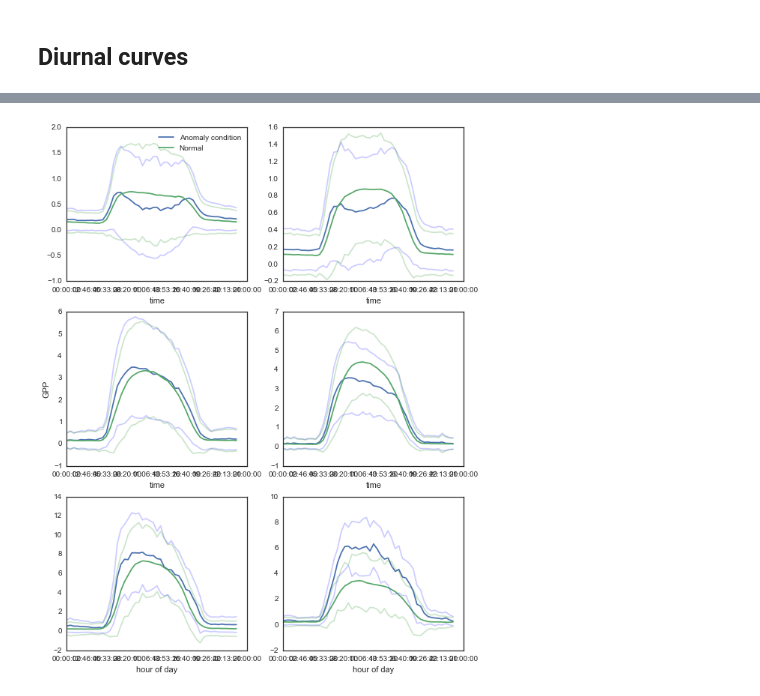
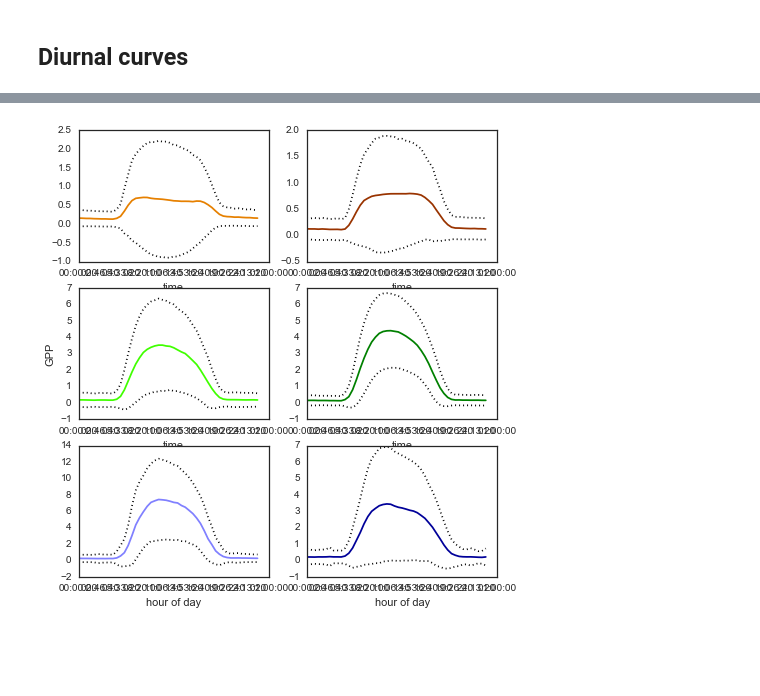
Before and after one commit to gremau/NMEG_miscellany, a Jupyter notebook: jupyter/Hourly_and_Diel_flux.ipynb, the cells around one changed output, grey strips where cells are left out. Cells and saved outputs as stored; diff of their text form; code cells hidden in the pictures; blank space fills up the shorter version.

Commit message:
Fixing up diel plots

```diff
--- a/jupyter/Hourly_and_Diel_flux.ipynb
+++ b/jupyter/Hourly_and_Diel_flux.ipynb
@@ -180,0 +127,28 @@ NameError: name 'vpd_anom_cond' is not defined
+# %%
+import math
+def get_diel_pattern( ser ):
+    df_diel = pd.DataFrame()
+    # Group by time of day
+    df_diel['mean_24h'] = ser.groupby(ser.index.time).mean()
+    df_diel['std_24h'] = ser.groupby(ser.index.time).std()
+    df_diel['n_obs']= ser.groupby(ser.index.time).size()
+    return df_diel
+# %%
+def plot_diel( sitedict, varname, legstrs=None ):
+    ax_out = list()
+    for i, site in enumerate( sites ):
+        ax = plt.subplot( 3, 2, i+1 )
+        df = sitedict[site]
+        diel = get_diel_pattern(df[varname])
+        ax.plot(diel.index, diel.mean_24h, color=nmegplt.palette[site], label='All')
+        ax.plot(diel.index, (diel.mean_24h + diel.std_24h), ':k', label=None)
+        ax.plot(diel.index, (diel.mean_24h - diel.std_24h), ':k', label=None)
+        ax_out.append(ax)
+
+        if i==0 and legstrs: # Currently not needed
+            plt.legend(legstrs)
+        elif i==2:
+            plt.ylabel(varname)
+        elif i > 3:
+            plt.xlabel('hour of day')
+    return ax_out
@@ -181,7 +167,7 @@ NameError: name 'vpd_anom_cond' is not defined
 # %%
-fig = plt.figure(figsize=( 9.5, 12.5 ), dpi=150, facecolor='w', edgecolor='k')
-plot_diurnal('GPP')
-fig.savefig('../figures/labmeeting/gpp_diurnal.svg', dpi=150)
+fig = plt.figure(figsize=( 7.5, 8 ), dpi=150, facecolor='w', edgecolor='k')
+plot_diel(hourly, 'GPP')
+#fig.savefig('../figures/labmeeting/gpp_diurnal.svg', dpi=150)
 # %% [output]
-[figure, old version]
+[figure, new version]
 # %%
```
Also changed, not shown: parts of 9 cells of this notebook.
